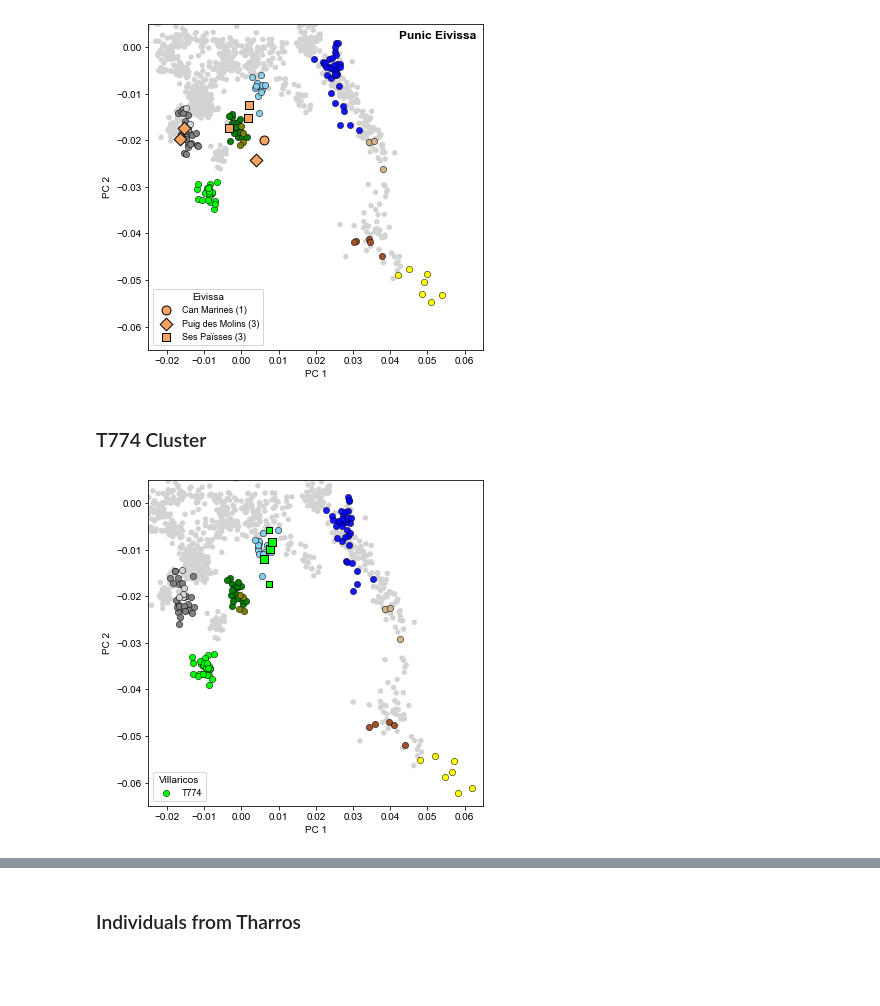
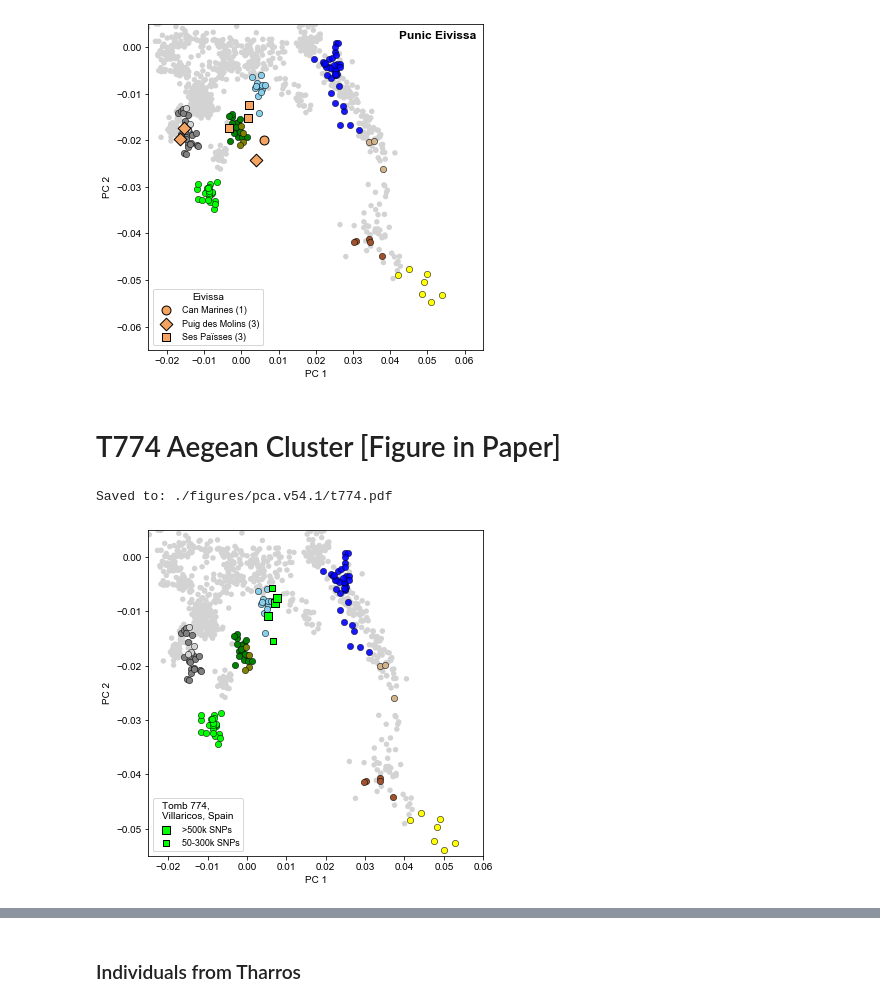
Before and after one commit to hringbauer/punic_aDNA, a Jupyter notebook: notebooks/figs/plot_pca_paper.v54.1.ipynb, the cells around one changed output, grey strips where cells are left out. Cells and saved outputs as stored; diff of their text form; code cells hidden in the pictures; blank space fills up the shorter version.

Commit message:
Plots Aegean T774 Villaricos

```diff
--- a/notebooks/figs/plot_pca_paper.v54.1.ipynb
+++ b/notebooks/figs/plot_pca_paper.v54.1.ipynb
@@ -918,10 +918,10 @@ plt.show()
 # %% [output]
 [figure]
 # %% [markdown]
-### T774 Cluster
+# T774 Aegean Cluster [Figure in Paper]
 # %%
 #savepath="./figures/pca.v49.2/late_punic.pdf"
-savepath=""
+savepath="./figures/pca.v54.1/t774.pdf"
 
 plt.figure(figsize=(6,6))
 ax = plt.gca()
@@ -951,41 +951,43 @@ iids = ["I18199",  "I18201", "I18203"]
 
 df_iid = get_sub_iid(df, iids, output=False) # 400-200 calBCE
 a1 = plot_pca(ax, df_iid, c="lime", legend="",
          ec="k", s=s, marker="s")
 
 iids = ["I18200", "I18202"]
-df_iid = get_sub_iid(df, iids, output=False) # 400-200 calBCE
-a2 = plot_pca(ax, df_iid, c="lime", legend="",
+df_iid2 = get_sub_iid(df, iids, output=False) # 400-200 calBCE
+a2 = plot_pca(ax, df_iid2, c="lime", legend="",
          ec="k", s=s/2, marker="s")
 
-plots = [a1]
-legs = ["T774"]
+plots = [a1, a2]
+legs = [">500k SNPs", "50-300k SNPs"]
 
 labels = ["Sardinia BA", "Iberia IA", "Menorca LBA", "Sicily Motya MBA", "Sicily Polizzello IA",
           "Mycenean BA", "Canaanite MLBA", "Egypt Hellenistic", "Guanche Pre-Contact",
           "Tunisia M/N"]
 
-plots = [l4, l3, l9, l6, l5, l2, l1, l10, l8, l7]
-leg1 = ax.legend(plots, labels, fontsize=9,
-          bbox_to_anchor=(0.21, 0.01), loc="lower left")
+plots1 = [l4, l3, l9, l6, l5, l2, l1, l10, l8, l7]
+leg1 = ax.legend(plots1, labels, fontsize=9,
+          bbox_to_anchor=(0.99, 0.99), loc="lower left")
 
-ax.legend(plots, legs, fontsize=9, loc="lower left", title="Villaricos")
+ax.legend(plots, legs, fontsize=9,
+          loc="lower left", title="Tomb 774,\nVillaricos, Spain")
 #ax.legend(plots, legs, fontsize=9, loc="lower left", title="")
 #ax.add_artist(leg1)
 
 ax.set_xlabel("PC 1")
 ax.set_ylabel("PC 2")
-ax.set_xlim([-0.025,0.065])
-ax.set_ylim([-0.065,0.005])
+ax.set_xlim([-0.025,0.06])
+ax.set_ylim([-0.055,0.005])
 
 ### Title left top:
 #ax.text(0.98, 0.98, "T774, Villaricos",
 #        weight='bold',  ha="right", va="top", fontsize=12, transform = ax.transAxes, zorder=20)
 
 if len(savepath) > 0:
     plt.savefig(savepath, bbox_inches = 'tight', pad_inches = 0, dpi=600)
     print(f"Saved to: {savepath}")
 
 plt.show()
 # %% [output]
+Saved to: ./figures/pca.v54.1/t774.pdf
-[figure, old version]
+[figure, new version]
```
Also changed, not shown: parts of 2 cells of this notebook, 4 other files.
